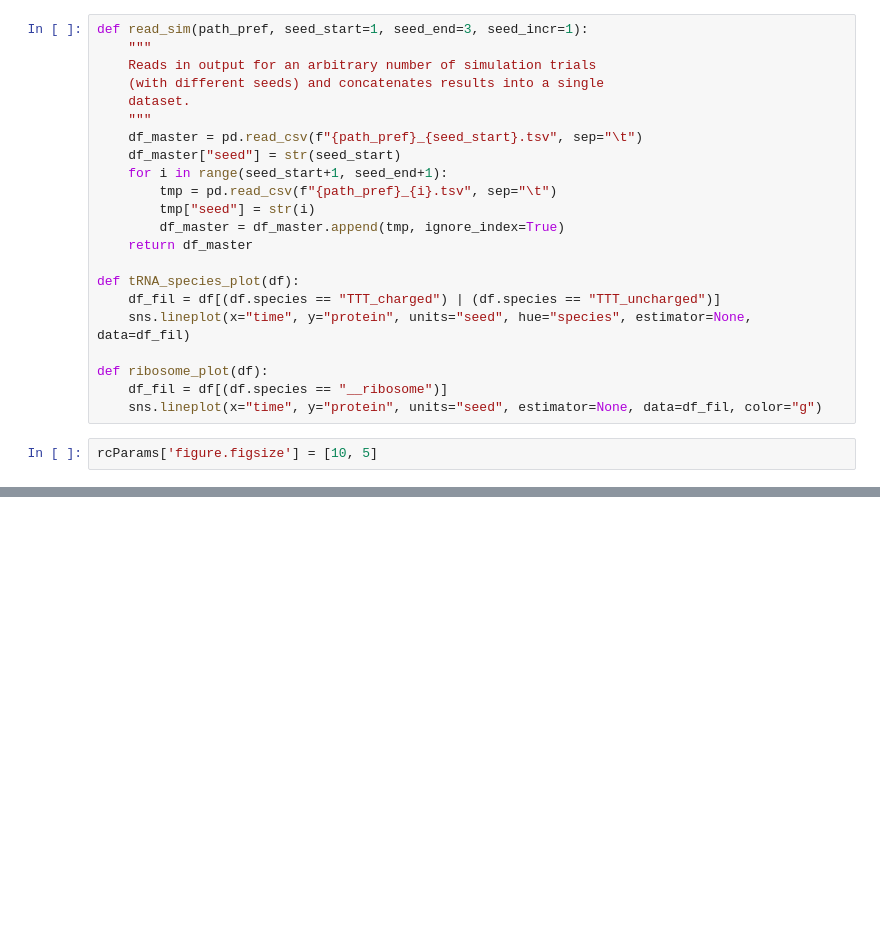
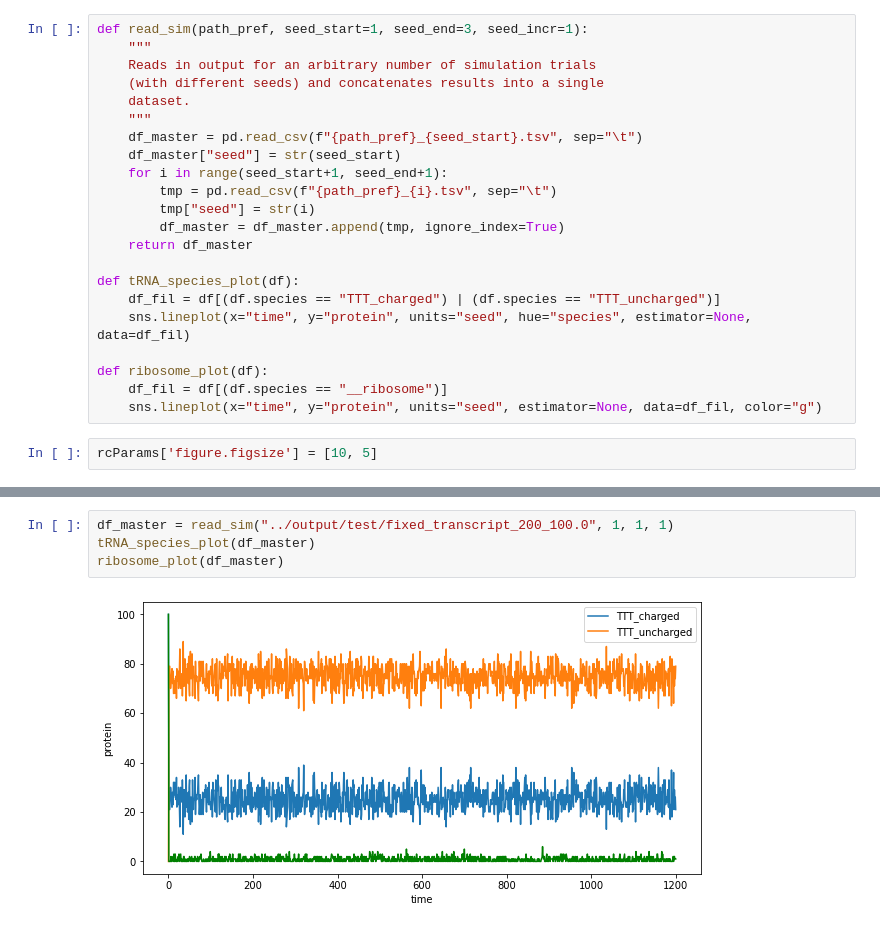
Before and after one commit to alexismhill3/tRNA-dynamics, a Jupyter notebook: analysis/fixed_transcript.ipynb, the cells around one changed output, grey strips where cells are left out. Drawn from its saved outputs; the diff is of its cells as text; blank space fills up the shorter version.

Commit message:
more tests with fixed transcripts

```diff
--- a/analysis/fixed_transcript.ipynb
+++ b/analysis/fixed_transcript.ipynb
@@ -38,0 +39,6 @@ ribosome_plot(df_master)
+# %%
+df_master = read_sim("../output/test/fixed_transcript_200_100.0", 1, 1, 1)
+tRNA_species_plot(df_master)
+ribosome_plot(df_master)
+# %% [output]
+[figure, added]
```
Also changed, not shown: parts of 3 cells of this notebook, 5 other files.
